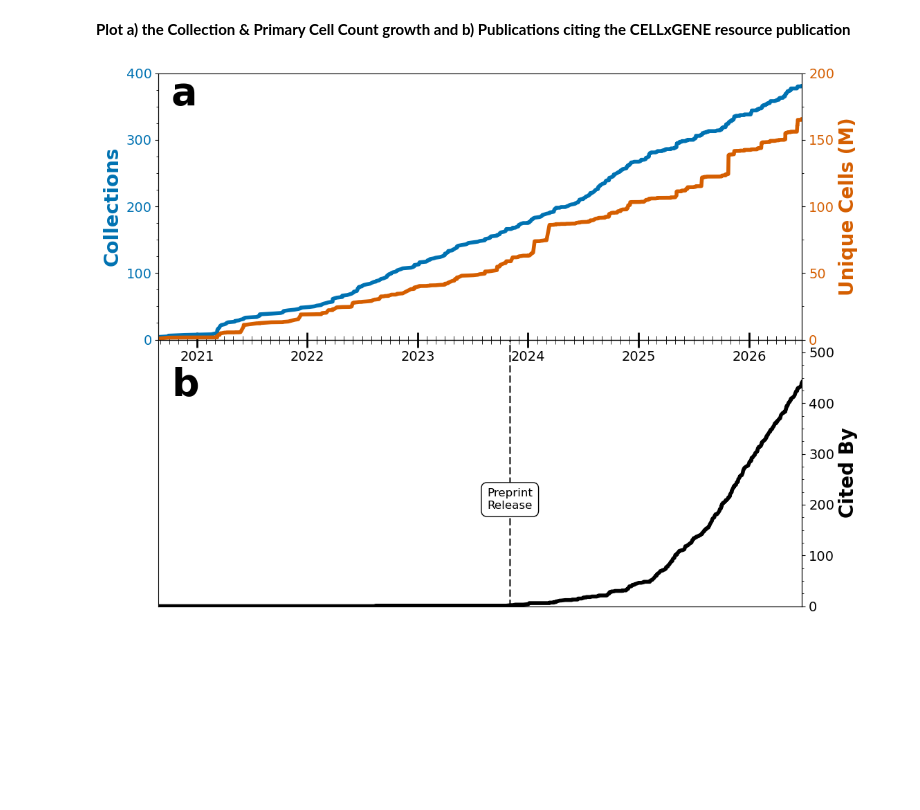
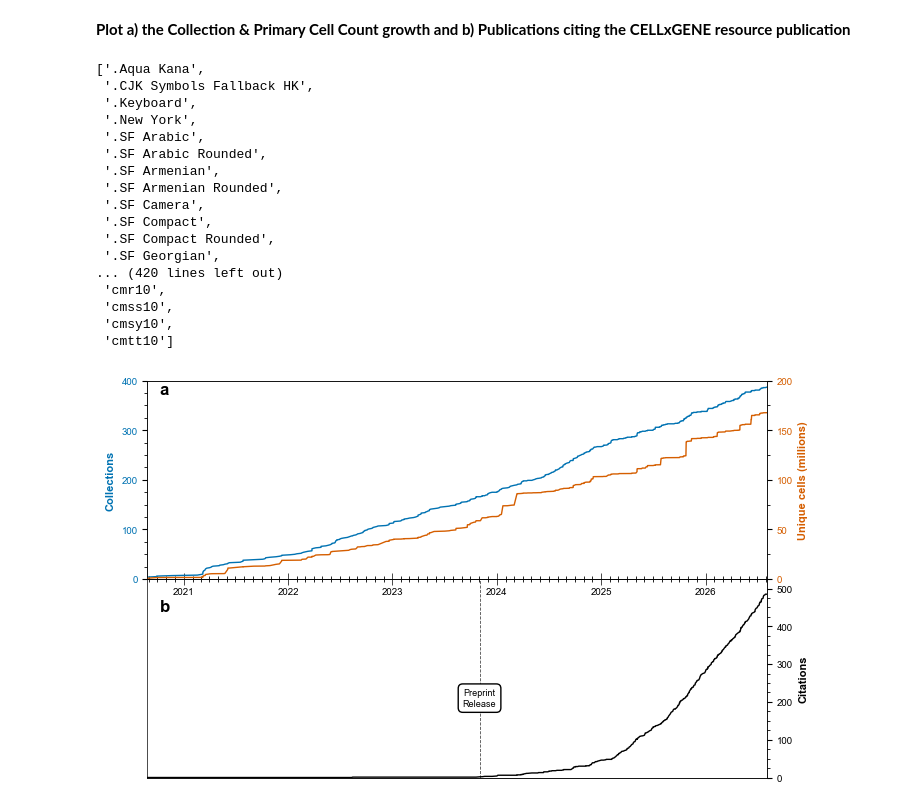
Before and after one commit to Lattice-Data/lattice-tools, a Jupyter notebook: cellxgene_resources/collab_submissions_pub/Figure2_corpus_growth.ipynb, the cells around one changed output. Cells and saved outputs as stored; diff of their text form; code cells hidden in the pictures; blank space fills up the shorter version.

```diff
--- a/cellxgene_resources/collab_submissions_pub/Figure2_corpus_growth.ipynb
+++ b/cellxgene_resources/collab_submissions_pub/Figure2_corpus_growth.ipynb
@@ -55,7 +55,7 @@ result
 **Extract citation stats for the CELLxGENE Discover publication**\
 **Export CSV from [Dimensions](https://app.dimensions.ai/discover/publication?or_subset_publication_citations=pub.1182803254)**
 # %%
-dimensions_export = 'Dimensions-Publication-2026-07-02_20-12-38.csv.zip'
+dimensions_export = 'Dimensions-Publication-2026-08-03_19-14-15.csv.zip'
 
 cited_by = (
     pd.read_csv(dimensions_export, skiprows=1)[['Publication date']]
@@ -69,8 +69,9 @@ cited_by['Publication date'] = pd.to_datetime(cited_by['Publication date']).dt.t
 cited_by = (
     cited_by['Publication date']
     .value_counts()
+    .rename_axis('earliest_date')
+    .rename('cited_by')
     .reset_index()
-    .rename(columns={'Publication date': 'earliest_date', 'count': 'cited_by'})
 )
 cited_by
 # %% [output]
@@ -129,7 +130,34 @@ print(f"{result['cumsum_cited_by'].max():>12,} Cited Bys")
 # %% [markdown]
 **Plot a) the Collection & Primary Cell Count growth and b) Publications citing the CELLxGENE resource publication**
+# %%
+from matplotlib import font_manager
+sorted(set(f.name for f in font_manager.fontManager.ttflist))
+# %% [output]
+['.Aqua Kana',
+ '.CJK Symbols Fallback HK',
+ '.Keyboard',
+ '.New York',
+ '.SF Arabic',
+ '.SF Arabic Rounded',
+ '.SF Armenian',
+ '.SF Armenian Rounded',
+ '.SF Camera',
+ '.SF Compact',
+ '.SF Compact Rounded',
+ '.SF Georgian',
+... (420 lines left out)
+ 'cmr10',
+ 'cmss10',
+ 'cmsy10',
+ 'cmtt10']
 # %%
-fig, (ax1, ax3) = plt.subplots(2, 1, figsize=(12, 10),
+plt.rcParams['font.sans-serif'] = ['Arial']
+plt.rcParams['pdf.fonttype'] = 42
+plt.rcParams['axes.linewidth'] = 0.5
+
+mm = 25.4
+
+fig, (ax1, ax3) = plt.subplots(2, 1, figsize=(183/mm, 105/mm),
                                 gridspec_kw={'height_ratios': [1, 1], 'hspace': 0},
                                 sharex=True)
 
@@ -138,12 +166,12 @@ cell_color = (213/255, 94/255, 000/255)
 cite_color = 'black'
 
 def setup_y(ax, x, y, label, color, lim, del_mj, del_mi):
-    ax.set_ylabel(label, color=color, fontsize=20, fontweight='bold')
+    ax.set_ylabel(label, color=color, fontsize=8, fontweight='bold')
     ax.set_ylim(0, lim)
     ax.set_yticks(np.arange(0, lim + 0.1, del_mj), minor=False)
     ax.set_yticks(np.arange(0, lim + 0.1, del_mi), minor=True)
-    ax.tick_params(axis='y', labelcolor=color, labelsize=14)
-    ax.plot(x, y, color=color, linewidth=4)
+    ax.tick_params(axis='y', labelcolor=color, labelsize=7)
+    ax.plot(x, y, color=color, linewidth=1)
 
 # a: left y-axis (collections)
 setup_y(ax1, result['earliest_date'], result['cumsum_collections'],
@@ -152,46 +180,48 @@ setup_y(ax1, result['earliest_date'], result['cumsum_collections'],
 # a: right y-axis (cells)
 ax2 = ax1.twinx()
 setup_y(ax2, result['earliest_date'], result['cumsum_primary_cells'] / 1_000_000,
-        'Unique Cells (M)', cell_color, 200, 50, 25)
+        'Unique cells (millions)', cell_color, 200, 50, 25)
 
 # b: right y-axis (cited by)
 ax4 = ax3.twinx()
 setup_y(ax4, result['earliest_date'], result['cumsum_cited_by'],
-        'Cited By', cite_color, 525, 100, 25)
+        'Citations', cite_color, 525, 100, 25)
 # Hide the original left axis for ax3
 ax3.yaxis.set_visible(False)
 ax3.spines['left'].set_visible(False)
 
 # b: vertical line for preprint release date
 def plot_release(ax, date, label):
     date = pd.Timestamp(date)
-    ax3.axvline(date, color='black', linestyle='--', linewidth=2, alpha=0.7)
-    ax3.text(date, 0.4, label, ha='center', va='center', fontsize=12, color='black',
-             transform=ax3.get_xaxis_transform(),
+    ax.axvline(date, color='black', linestyle='--', linewidth=0.6, alpha=0.7)
+    ax.text(date, 0.4, label, ha='center', va='center', fontsize=6.5, color='black',
+             transform=ax.get_xaxis_transform(),
              bbox=dict(boxstyle='round,pad=0.5', facecolor='white', edgecolor='black', alpha=1))
 
 plot_release(ax3, '2023-11-02', 'Preprint\nRelease')
 
 # shared: x-axis
 ax1.set_xlim(result['earliest_date'].min(), result['earliest_date'].max())
 ax1.xaxis.set_minor_locator(mdates.MonthLocator())
 
 
-ax1.tick_params(axis='x', which='major', labelsize=14, length=8, width=2, pad=-25, direction='in')
-ax1.tick_params(axis='x', which='minor', length=4, direction='in')
+ax1.tick_params(axis='x', which='major', length=4, width=0.5, direction='in')
+ax1.tick_params(axis='x', which='minor', length=2, direction='in')
 
 
-ax3.tick_params(axis='x', which='major', labelsize=14, length=8, width=2, pad=-25,
+ax3.tick_params(axis='x', which='major', labelsize=7, length=4, width=0.5, pad=-12,
                labeltop=True, labelbottom=False, top=True, bottom=False, direction='in')
-ax3.tick_params(axis='x', which='minor', length=4, top=True, bottom=False, direction='in')
+ax3.tick_params(axis='x', which='minor', length=2, top=True, bottom=False, direction='in')
 
 # Add labels a and b
 ax1.text(0.02, 0.99, 'a', transform=ax1.transAxes,
-         fontsize=40, fontweight='bold', va='top', ha='left')
+         fontsize=12, fontweight='bold', va='top', ha='left')
 ax3.text(0.02, 0.9, 'b', transform=ax3.transAxes,
-         fontsize=40, fontweight='bold', va='top', ha='left')
+         fontsize=12, fontweight='bold', va='top', ha='left')
 
-plt.savefig('cxg_growth.png', dpi=300, bbox_inches='tight')
+plt.subplots_adjust(left=0.07, right=0.93, top=0.98, bottom=0.02)
+plt.savefig('cxg_growth.pdf')
+plt.savefig('cxg_growth.png', dpi=600)
 plt.show()
 # %% [output]
-[figure, old version]
+[figure, new version]
```
Also changed, not shown: parts of 4 cells of this notebook.
